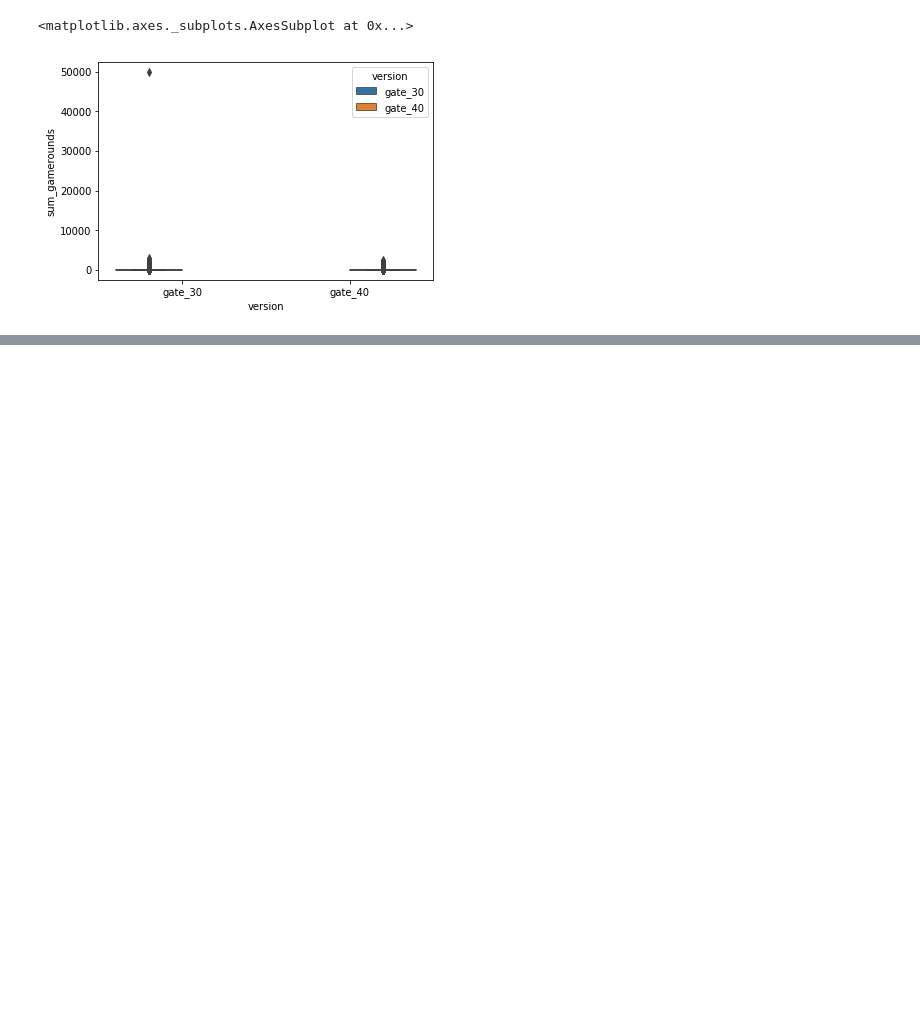
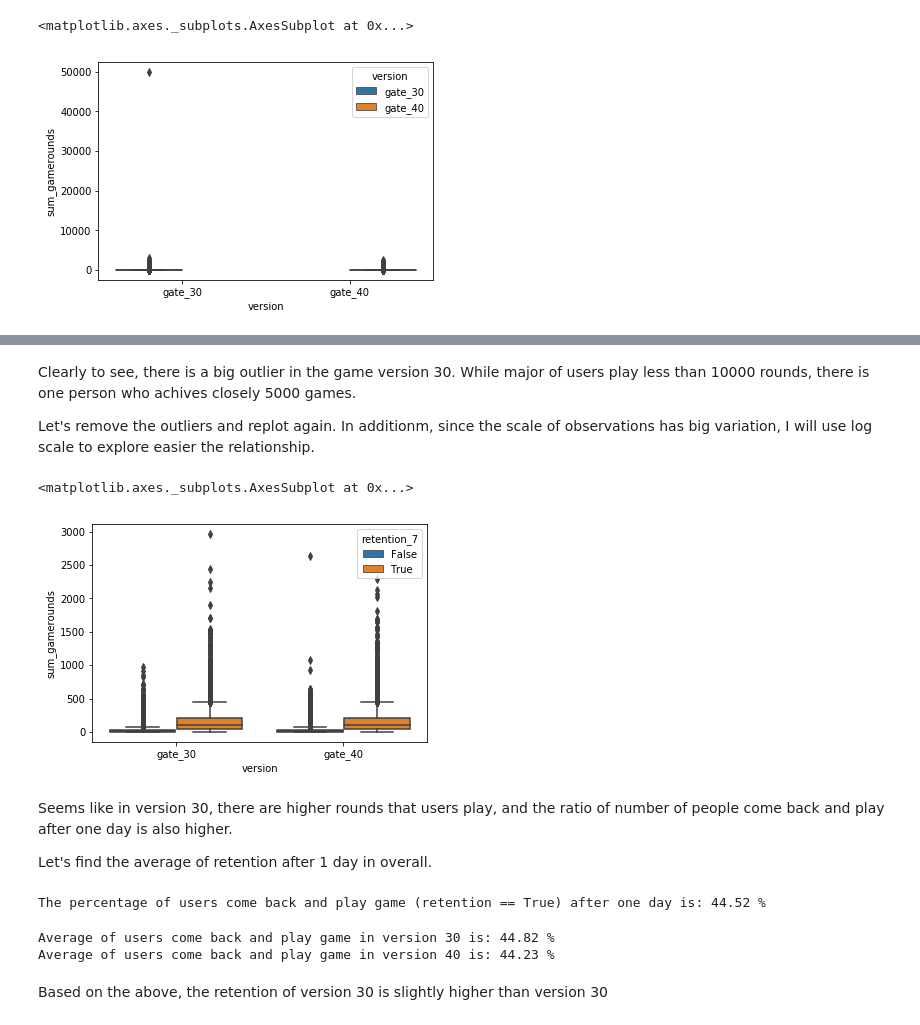
Before and after one commit to Diem-Nguyen/mobile_game_A-B_testing, a Jupyter notebook: cookie_cats.ipynb, the cells around one changed output, grey strips where cells are left out. Drawn from its saved outputs; the diff is of its cells as text; code cells hidden in the pictures; blank space fills up the shorter version.

Commit message:
add distribution of game rounds

```diff
--- a/cookie_cats.ipynb
+++ b/cookie_cats.ipynb
@@ -79,0 +88,28 @@ df.groupby('version').describe()
+# %% [markdown]
+Clearly to see, there is a big outlier in the game version 30. While major of users play less than 10000 rounds,
+there is one person who achives closely 5000 games.
+
+Let's remove the outliers and replot again. In additionm, since the scale of observations has big variation, I will use log scale to explore easier the relationship.
+# %%
+sns.boxplot(x = 'version', y = 'sum_gamerounds', hue = 'retention_7', data = df[df['sum_gamerounds'] < 4000])
+# %% [output]
+<matplotlib.axes._subplots.AxesSubplot at 0x...>
+[figure, added]
+# %% [markdown]
+Seems like in version 30, there are higher rounds that users play, and the ratio of number of people come back and play after one day is also higher.
+
+Let's find the average of retention after 1 day in overall.
+# %%
+avg_1day = df['retention_1'].mean()
+print('The percentage of users come back and play game (retention == True) after one day is:', round(avg_1day*100, 2), '%')
+# %% [output]
+The percentage of users come back and play game (retention == True) after one day is: 44.52 %
+# %%
+avg_1day_group = df.groupby('version')['retention_1'].mean()
+print('Average of users come back and play game in version 30 is:', round(avg_1day_group[0]*100, 2),'%')
+print('Average of users come back and play game in version 40 is:', round(avg_1day_group[1]*100, 2),'%')
+# %% [output]
+Average of users come back and play game in version 30 is: 44.82 %
+Average of users come back and play game in version 40 is: 44.23 %
+# %% [markdown]
+Based on the above, the retention of version 30 is slightly higher than version 30
```
Also changed, not shown: parts of 11 cells of this notebook.
